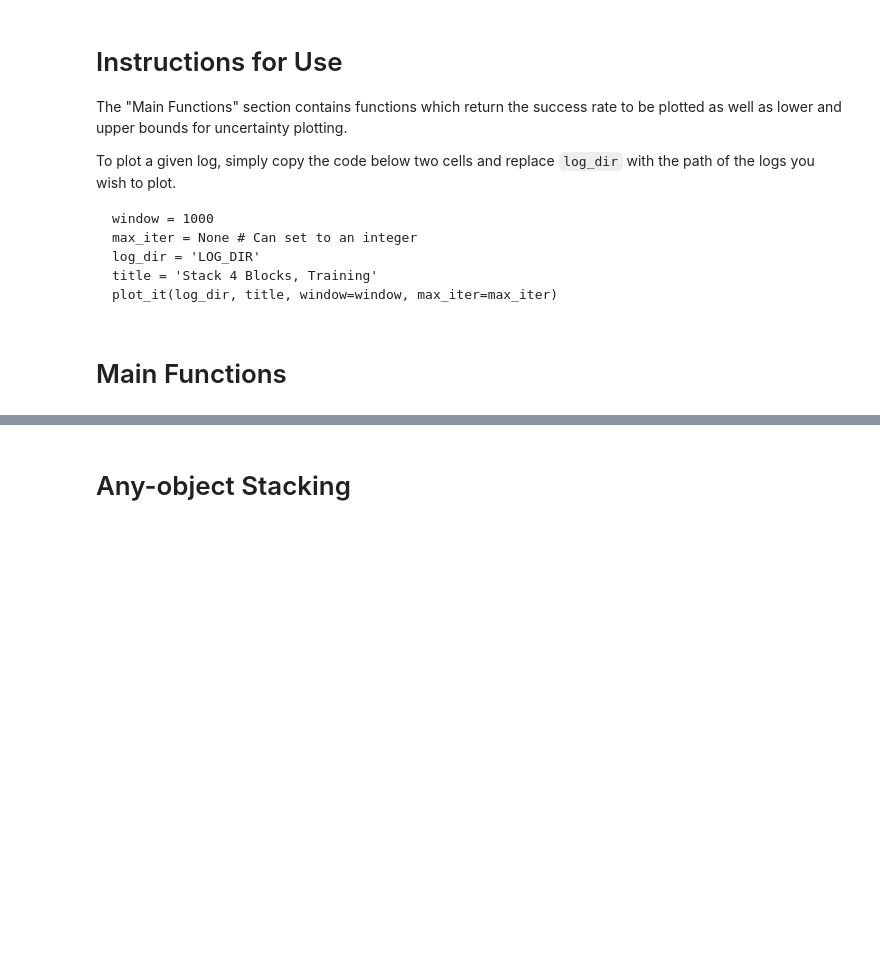
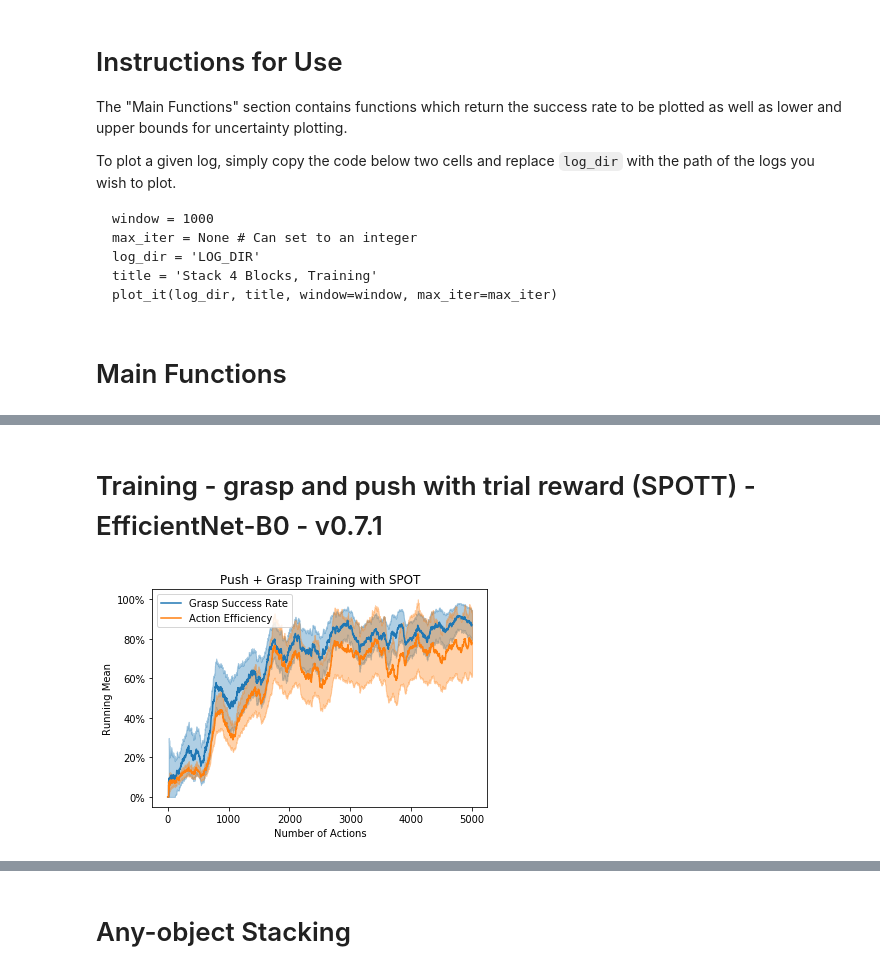
Before and after one commit to jhu-lcsr/good_robot, a Jupyter notebook: plot_success_rate/calculate_successes.ipynb, the cells around one changed output, grey strips where cells are left out. Cells and saved outputs as stored; diff of their text form; code cells hidden in the pictures; blank space fills up the shorter version.

```diff
--- a/plot_success_rate/calculate_successes.ipynb
+++ b/plot_success_rate/calculate_successes.ipynb
@@ -185,0 +194,10 @@ def plot_it(log_dir, title, window=1000, colors=['tab:blue', 'tab:green', 'tab:o
+# %% [markdown]
+# Training - grasp and push with trial reward (SPOTT) - EfficientNet-B0 - v0.7.1
+# %%
+window = 200
+max_iter = 5000
+log_dir = '../logs/2019-09-12.18:21:37-push-grasp-16k-trial-reward'
+title = 'Push + Grasp Training with SPOT'
+plot_it(log_dir, title, window=window, max_iter=max_iter)
+# %% [output]
+[figure, added]
```
Also changed, not shown: parts of 11 cells of this notebook.
